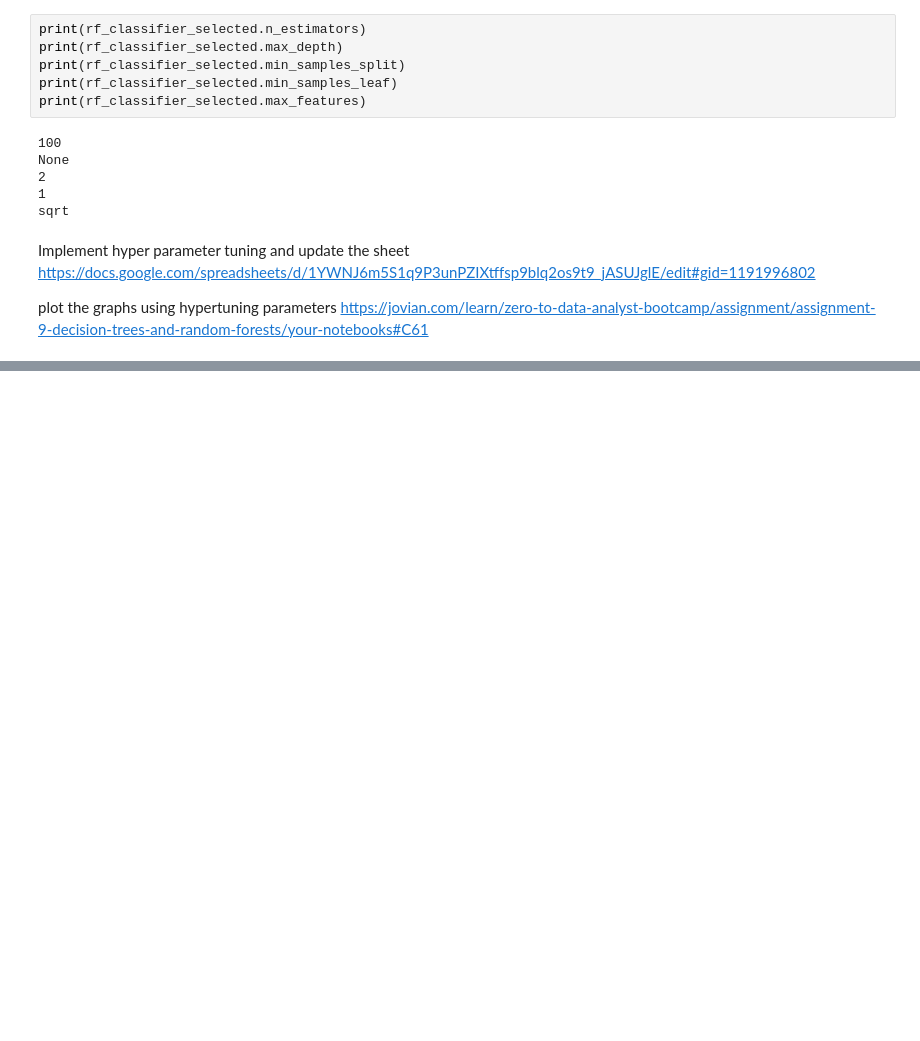
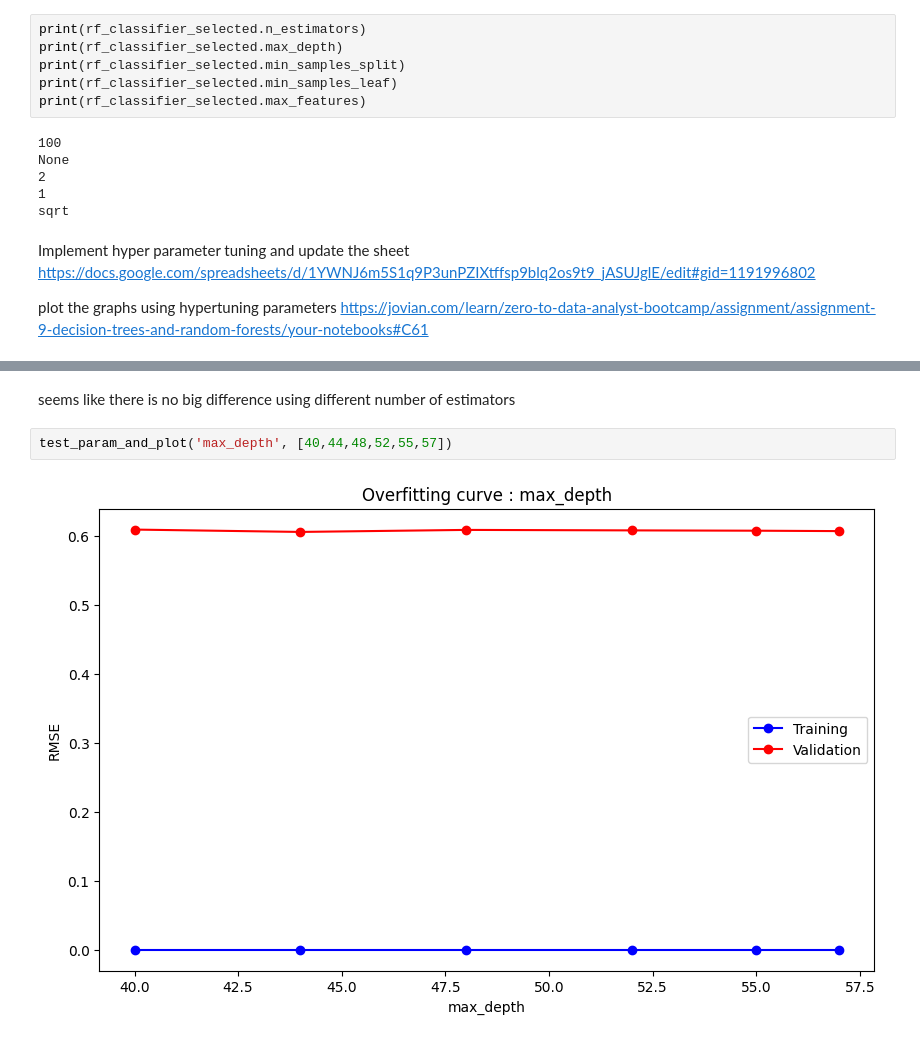
Before and after one commit to yallabalaji/MachineLearning, a Jupyter notebook: Machine_Learning_Microsoft_Malware_Analysis.ipynb, the cells around one changed output, grey strips where cells are left out. Drawn from its saved outputs; the diff is of its cells as text; blank space fills up the shorter version.

```diff
--- a/Machine_Learning_Microsoft_Malware_Analysis.ipynb
+++ b/Machine_Learning_Microsoft_Malware_Analysis.ipynb
@@ -1260,0 +1322,6 @@ plot the graphs using hypertuning parameters https://jovian.com/learn/zero-to-da
+# %% [markdown]
+seems like there is no big difference using different number of estimators
+# %%
+test_param_and_plot('max_depth', [40,44,48,52,55,57])
+# %% [output]
+[figure, added]
```
Also changed, not shown: parts of 56 cells of this notebook.
